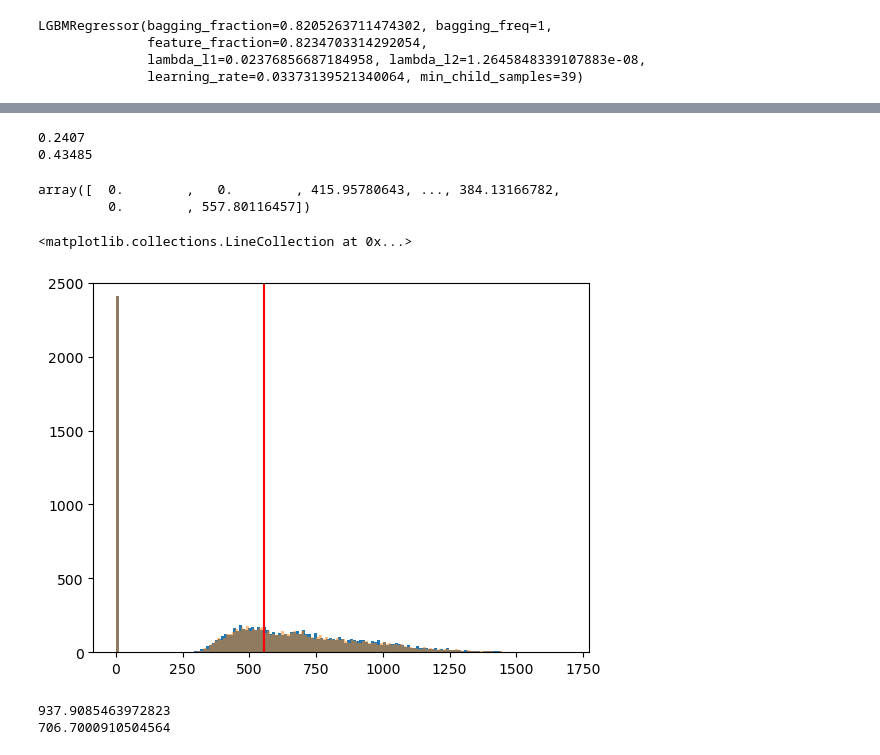
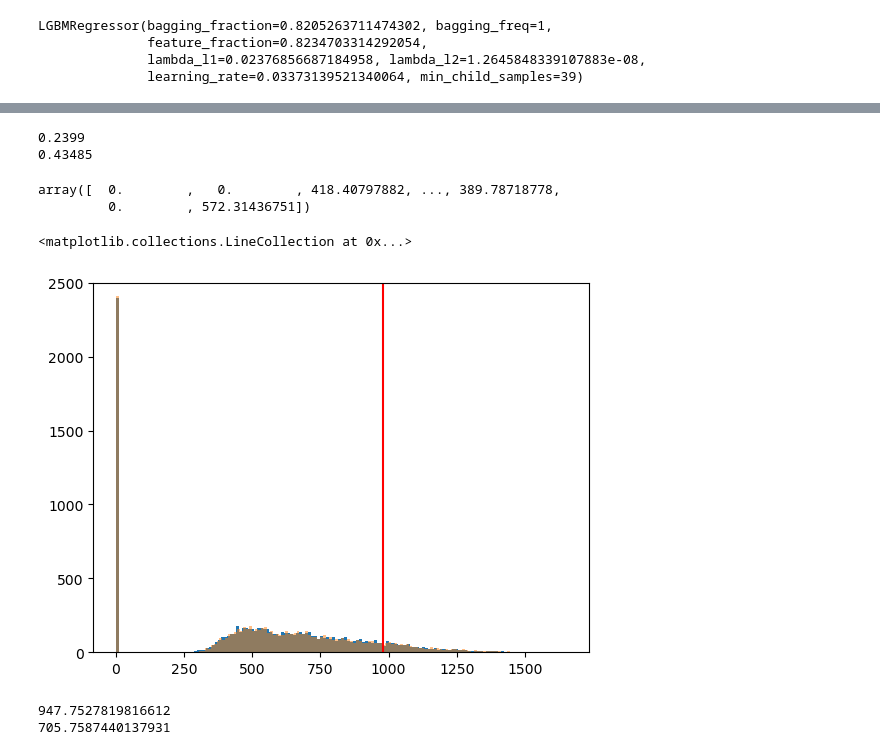
Before and after one commit to jjh0987/MyProject, a Jupyter notebook: pythonProject/dacon/income prediction/Untitled1.ipynb, the cells around one changed output, grey strips where cells are left out. Drawn from its saved outputs; the diff is of its cells as text; code cells hidden in the pictures.

```diff
--- a/pythonProject/dacon/income prediction/Untitled1.ipynb
+++ b/pythonProject/dacon/income prediction/Untitled1.ipynb
@@ -381,11 +381,11 @@ Citizenship: 9
 train = pd.read_csv('./open/train.csv').drop('ID',axis=1)
 test_lgb = pd.read_csv('./open/test.csv')
 test_lgb= test_lgb.fillna('Householder')
-
+# ['Household_Summary', 'Losses', 'Race', 'Citizenship']
 train['Working_Week (Yearly)'] = train['Working_Week (Yearly)'].astype('int32')
 test_lgb['Working_Week (Yearly)'] = test_lgb['Working_Week (Yearly)'].astype('int32')
-train = train.drop(['Losses', 'Race', 'Citizenship'],axis=1)
-test_lgb = test_lgb.drop(['Losses', 'Race', 'Citizenship'],axis=1)
+train = train.drop(['Household_Summary', 'Losses', 'Race', 'Citizenship'],axis=1)
+test_lgb = test_lgb.drop(['Household_Summary', 'Losses', 'Race', 'Citizenship'],axis=1)
 object_columns = train.select_dtypes(include=['object']).columns
 
 for i in object_columns:
@@ -404,14 +404,7 @@ lgb_model = lgb.LGBMRegressor(bagging_fraction=0.8205263711474302, bagging_freq=
               lambda_l1=0.02376856687184958, lambda_l2=1.2645848339107883e-08,
               learning_rate=0.03373139521340064, min_child_samples=39)
 
-# params = {'lambda_l1': 0.013406762882168135,
-#  'lambda_l2': 3.1271440224885236e-06,
-#  'num_leaves': 22,
-#  'learning_rate': 0.12005872754036459,
-#  'feature_fraction': 0.718079717656259,
-#  'bagging_fraction': 0.7980179381830974,
-#  'bagging_freq': 3,
-#  'min_child_samples': 21}
+# params = study.best_params
 # lgb_model = lgb.LGBMRegressor(**params)
 
 
@@ -750,5 +572,0 @@ XGBRFRegressor(alpha=1.4492095891733105e-07, base_score=None, booster=None,
-# %%
-len([i for i in train[train['Working_Week (Yearly)'] == 0]['Income'] if i > 0])/len([i for i in train[train['Working_Week (Yearly)'] == 0]['Income']])
-
-for i in range(train['Age'].min(),train['Age'].max()):
-    print(i,train[train['Age'] == i]['Income'].mean())
@@ -778,52 +747,52 @@ for i in test[(test['Employment_Status'] == 'Not Working')].index:
     pred[i] = 0
 for i in test[(test['Industry_Status'] == 'Not in universe or children')].index:
     pred[i] = 0
-for i in test[test['Age'] > 86].index:
-    pred[i] = 0
+# for i in test[test['Age'] > 86].index:
+#     pred[i] = 0
 
 for i in range(len(pred)):
     if pred[i] < 280:
         pred[i] = 0
     else:
-        pred[i] += 9
+        pred[i] += 10
 
 print(len([i for i in pred if i == 0])/len(test))
 print(len([i for i in train['Income'] if i == 0])/len(train))
 pred
 # %% [output]
-0.2407
+0.2399
 0.43485
-array([  0.        ,   0.        , 415.95780643, ..., 384.13166782,
-         0.        , 557.80116457])
+array([  0.        ,   0.        , 418.40797882, ..., 389.78718778,
+         0.        , 572.31436751])
 # %%
 import matplotlib.pyplot as plt
 plt.hist(pred,bins=150,alpha=1)
 tp = pd.read_csv('./lgb_best.csv')['Income']
 for i in test[(test['Age'] < 15)].index:
     tp[i] = 0
 for i in test[(test['Employment_Status'] == 'Not Working')].index:
     tp[i] = 0
 for i in test[(test['Industry_Status'] == 'Not in universe or children')].index:
     tp[i] = 0
 for i in range(len(pred)):
     if tp[i] < 200:
         tp[i] = 0
 #     elif tp[i] > 0 and tp[i] < 200:
 #         tp[i] = 200
 plt.hist(tp,bins=150,alpha=0.5)
 # plt.hist(train['Income'],bins=50)
 plt.ylim(0,2500)
-plt.vlines(train['Income'].mean(),0,3000,color='red')
+plt.vlines(np.mean([i for i in train['Income'] if i > 0]),0,3000,color='red')
 # %% [output]
 <matplotlib.collections.LineCollection at 0x...>
-[figure, old version]
+[figure, new version]
 # %%
 train = pd.read_csv('./open/train.csv')
-print(train[(train['Income'] > 0) & (train['Income'] < 3000)]['Income'].mean())
+print(train[(train['Income'] > 0) & (train['Income'] < 3900)]['Income'].mean())
 print(np.mean([i for i in pred if i > 0]))
 # %% [output]
-937.9085463972823
-706.7000910504564
+947.7527819816612
+705.7587440137931
 # %%
 sub = pd.read_csv('./open/sample_submission.csv', index_col=0)
 sub['Income'] = pred
```
Also changed, not shown: parts of 18 cells of this notebook, 3 other files.
